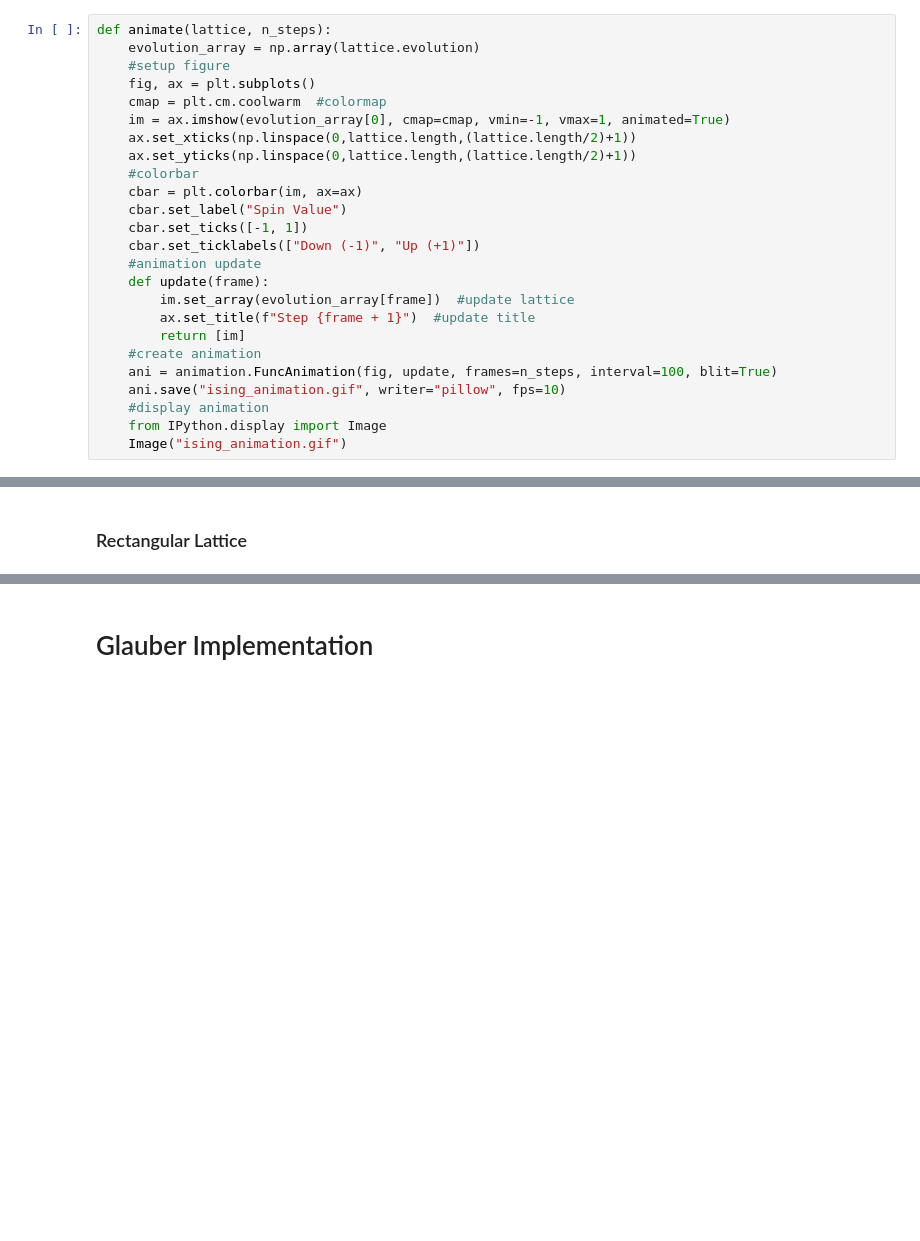
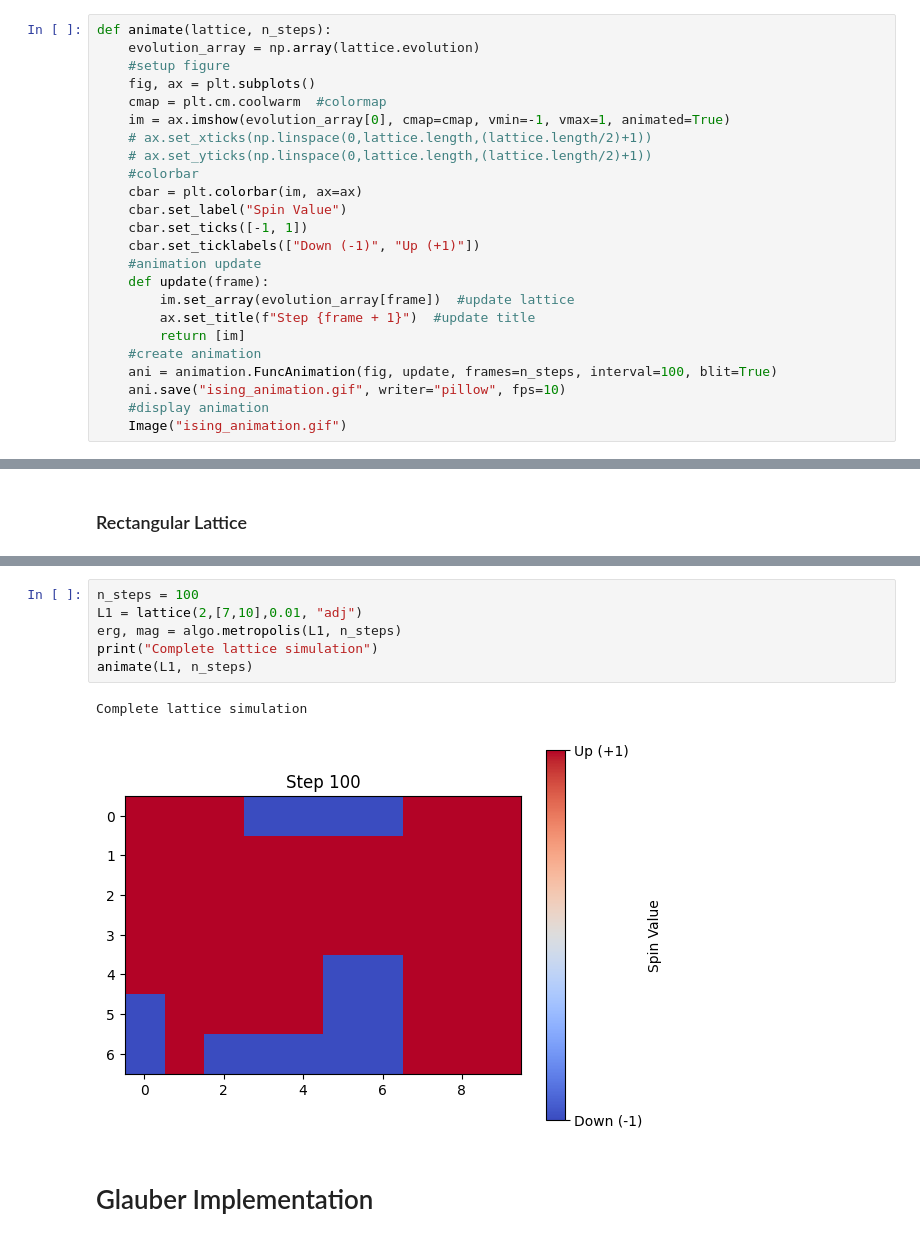
Before and after one commit to 22AZhang/Project-3-Ising-Model, a Jupyter notebook: main.ipynb, the cells around one changed output, grey strips where cells are left out. Saved outputs shown, nothing was run; the diff lists cells and outputs as text; blank space fills up the shorter version.

Commit message:
Added rectangle simulation gifs

```diff
--- a/main.ipynb
+++ b/main.ipynb
@@ -225,8 +271,8 @@ def animate(lattice, n_steps):
     fig, ax = plt.subplots()
     cmap = plt.cm.coolwarm  #colormap
     im = ax.imshow(evolution_array[0], cmap=cmap, vmin=-1, vmax=1, animated=True)
-    ax.set_xticks(np.linspace(0,lattice.length,(lattice.length/2)+1))
-    ax.set_yticks(np.linspace(0,lattice.length,(lattice.length/2)+1))
+    # ax.set_xticks(np.linspace(0,lattice.length,(lattice.length/2)+1))
+    # ax.set_yticks(np.linspace(0,lattice.length,(lattice.length/2)+1))
     #colorbar
     cbar = plt.colorbar(im, ax=ax)
     cbar.set_label("Spin Value")
@@ -241,7 +287,6 @@ def animate(lattice, n_steps):
     ani = animation.FuncAnimation(fig, update, frames=n_steps, interval=100, blit=True)
     ani.save("ising_animation.gif", writer="pillow", fps=10)
     #display animation
-    from IPython.display import Image
     Image("ising_animation.gif")
 # %% [markdown]
 # Metropolis Implementation
@@ -428,3 +475,12 @@ Text(0, 0.5, 'Magnetization (something)')
+# %%
+n_steps = 100
+L1 = lattice(2,[7,10],0.01, "adj")
+erg, mag = algo.metropolis(L1, n_steps)
+print("Complete lattice simulation")
+animate(L1, n_steps)
+# %% [output]
+Complete lattice simulation
+[figure, added]
 # %% [markdown]
 # Glauber Implementation
 # %% [markdown]
```
Also changed, not shown: parts of 15 cells of this notebook, 2 other files.
